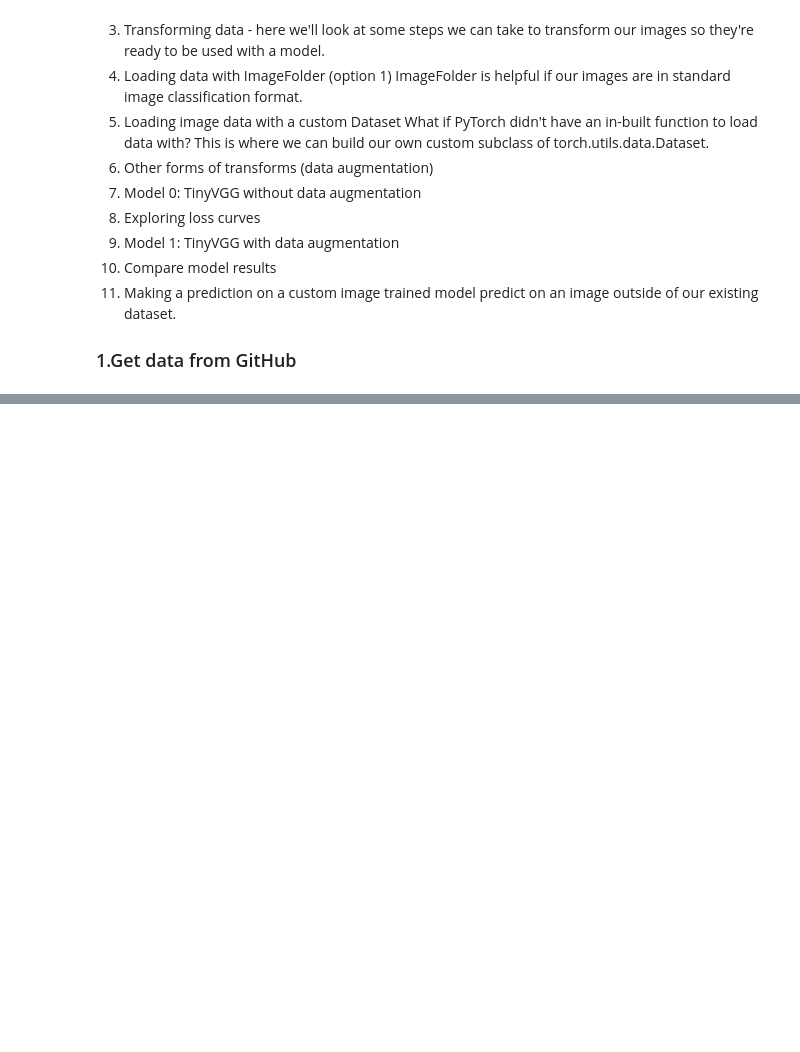
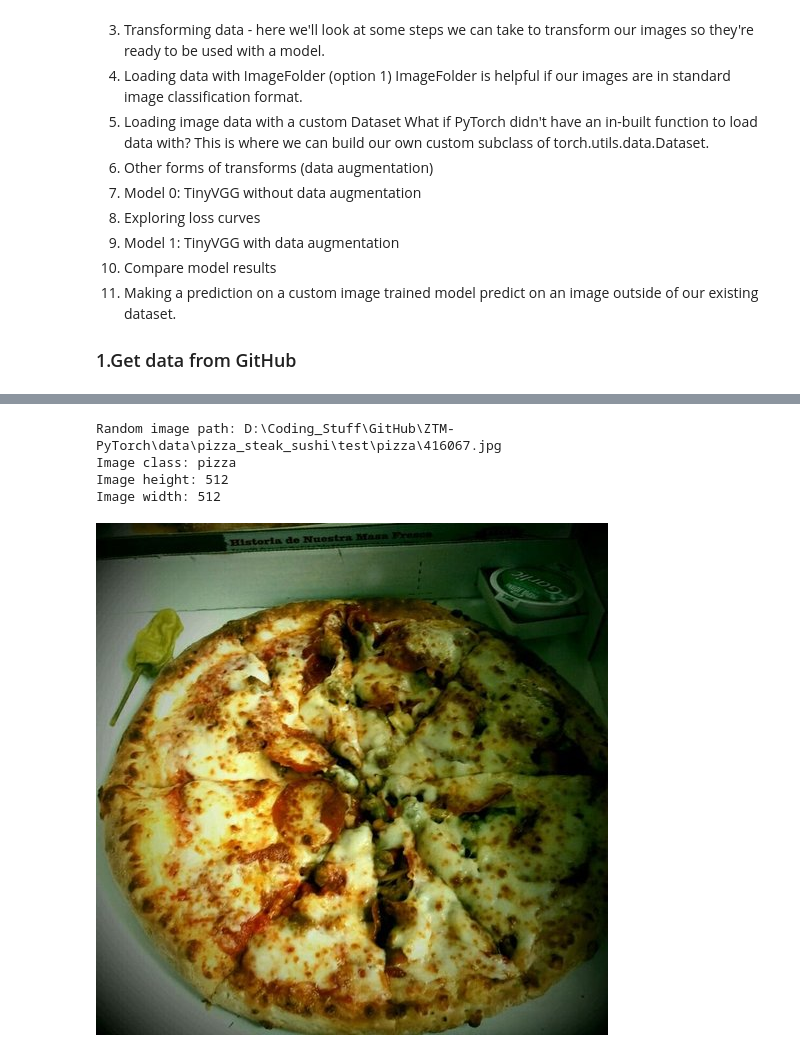
Before and after one commit to kailas711/ZTM-PyTorch, a Jupyter notebook: 04 . PyTorch Custom Datasets.ipynb, the cells around one changed output, grey strips where cells are left out. Cells and saved outputs as stored; diff of their text form; code cells hidden in the pictures; blank space fills up the shorter version.

```diff
--- a/04 . PyTorch Custom Datasets.ipynb
+++ b/04 . PyTorch Custom Datasets.ipynb
@@ -58,0 +115,29 @@ Preparing data......
+# %%
+import random
+import pathlib
+from PIL import Image
+
+# set seed
+random.seed(43)
+
+# get all images file names
+image_path_list = list(image_path.glob(pattern="*/*/*.jpg"))
+
+random_image_path = random.choice(image_path_list)
+
+image_class = random_image_path.parent.stem
+
+img = Image.open(random_image_path)
+
+# 5. Print metadata
+print(f"Random image path: {random_image_path}")
+print(f"Image class: {image_class}")
+print(f"Image height: {img.height}")
+print(f"Image width: {img.width}")
+img
+# %% [output]
+Random image path: D:\Coding_Stuff\GitHub\ZTM-PyTorch\data\pizza_steak_sushi\test\pizza\416067.jpg
+Image class: pizza
+Image height: 512
+Image width: 512
+[figure, added]
```
Also changed, not shown: parts of 38 cells of this notebook.
